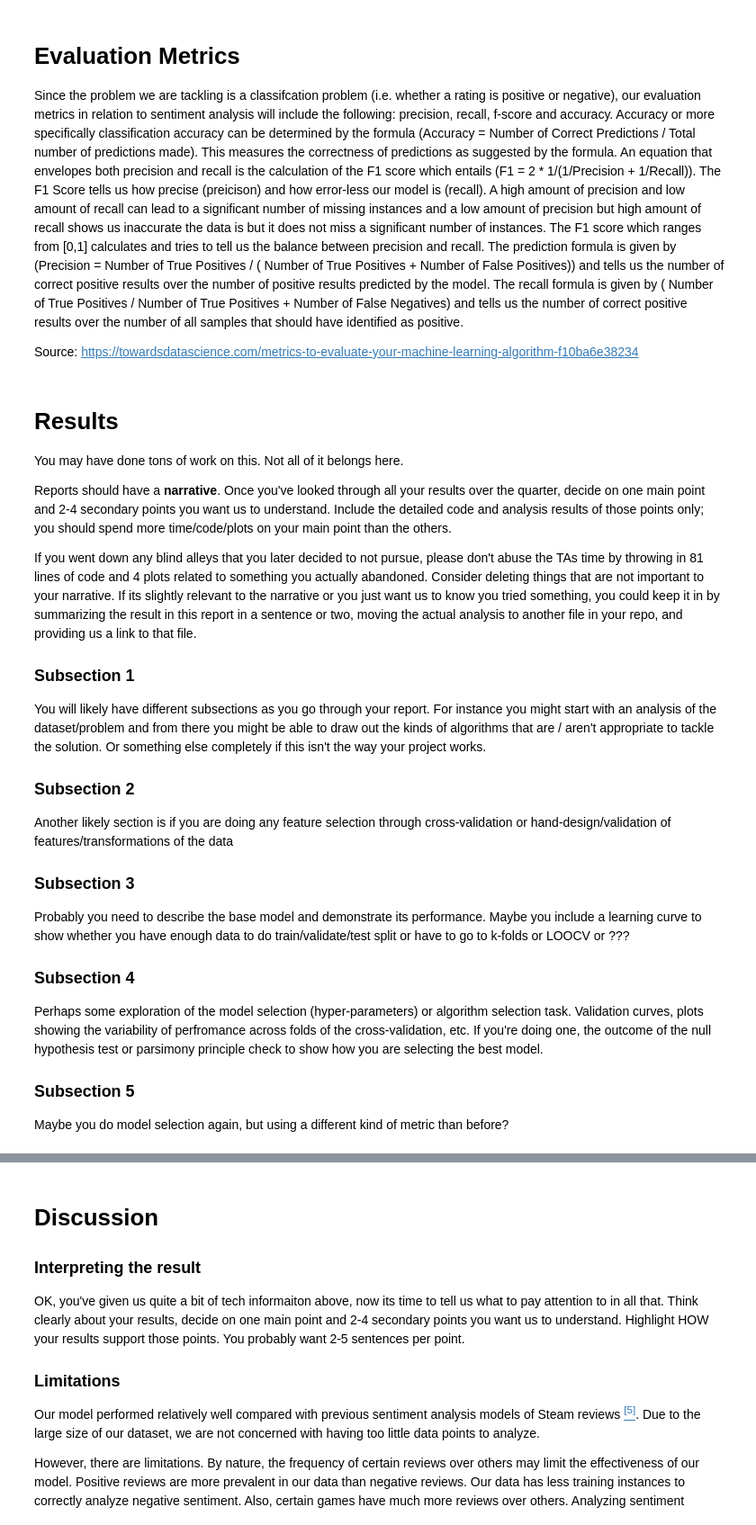
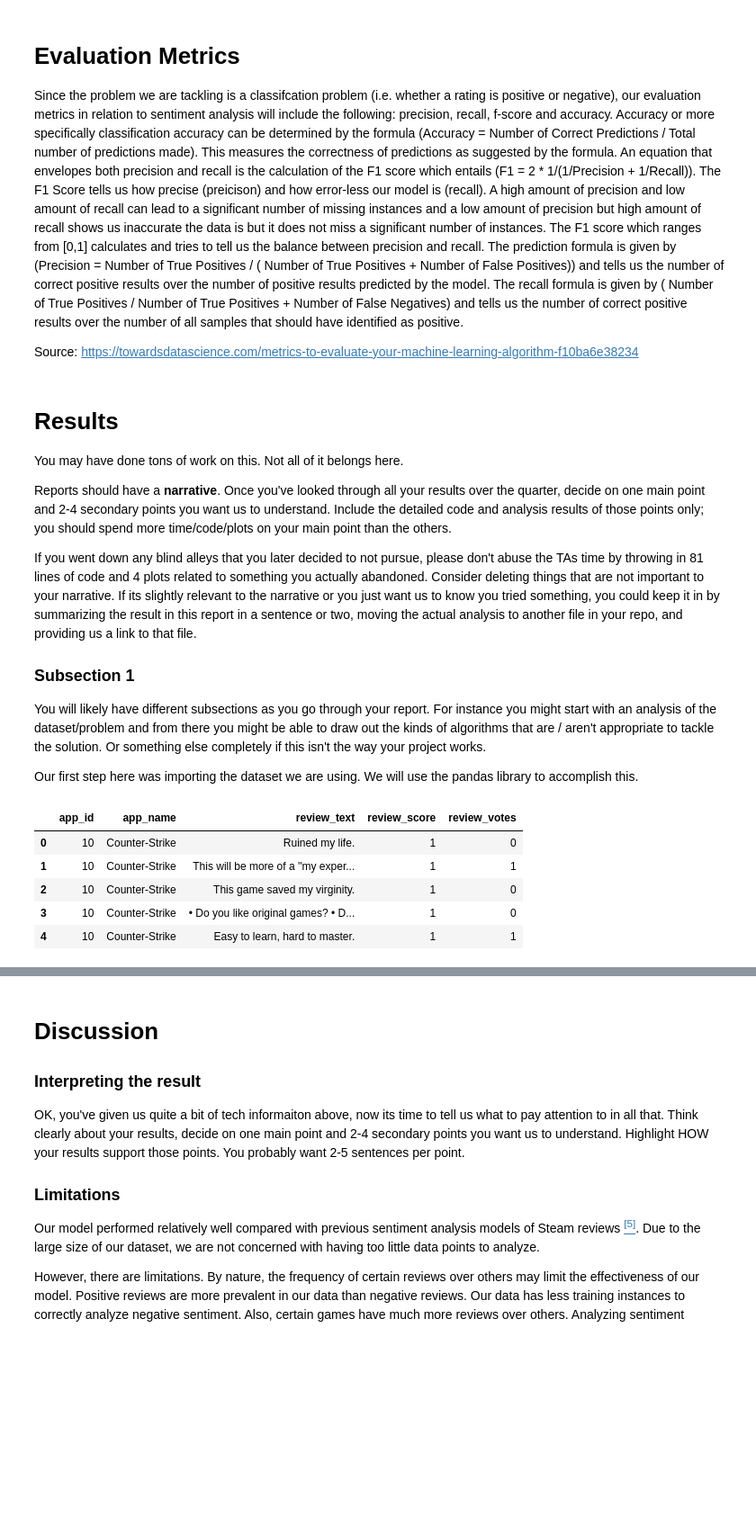
Before and after one commit to lilly-pad/Group025-Sp22, a Jupyter notebook: FinalProject_group025.ipynb, the cells around one changed output, grey strips where cells are left out. Shown at 90% size. Cells and saved outputs as stored; diff of their text form; code cells hidden in the pictures; blank space fills up the shorter version.

```diff
--- a/FinalProject_group025.ipynb
+++ b/FinalProject_group025.ipynb
@@ -75,18 +75,21 @@ If you went down any blind alleys that you later decided to not pursue, please d
 
 You will likely have different subsections as you go through your report. For instance you might start with an analysis of the dataset/problem and from there you might be able to draw out the kinds of algorithms that are / aren't appropriate to tackle the solution.  Or something else completely if this isn't the way your project works.
 
-### Subsection 2
-
-Another likely section is if you are doing any feature selection through cross-validation or hand-design/validation of features/transformations of the data
-
-### Subsection 3
-
-Probably you need to describe the base model and demonstrate its performance.  Maybe you include a learning curve to show whether you have enough data to do train/validate/test split or have to go to k-folds or LOOCV or ???
-
-### Subsection 4
-
-Perhaps some exploration of the model selection (hyper-parameters) or algorithm selection task. Validation curves, plots showing the variability of perfromance across folds of the cross-validation, etc. If you're doing one, the outcome of the null hypothesis test or parsimony principle check to show how you are selecting the best model.
-
-### Subsection 5
-
-Maybe you do model selection again, but using a different kind of metric than before?
+Our first step here was importing the dataset we are using. We will use the pandas library to accomplish this.
+# %%
+import pandas as pd
+import numpy as np
+import seaborn as sns
+import re
+import matplotlib.pyplot as plt
+
+df_steam = pd.read_csv(r'C:\Users\Lilly\Desktop\dataset.csv')
+df_steam = df_steam.head(100000) # Limit amount of data while testing
+df_steam.head()
+# %% [output]
+|  | app_id | app_name | review_text | review_score | review_votes |
+| 0 | 10 | Counter-Strike | Ruined my life. | 1 | 0 |
+| 1 | 10 | Counter-Strike | This will be more of a ''my exper... | 1 | 1 |
+| 2 | 10 | Counter-Strike | This game saved my virginity. | 1 | 0 |
+| 3 | 10 | Counter-Strike | • Do you like original games? • D... | 1 | 0 |
+| 4 | 10 | Counter-Strike | Easy to learn, hard to master. | 1 | 1 |
```
Also changed, not shown: parts of 22 cells of this notebook.
